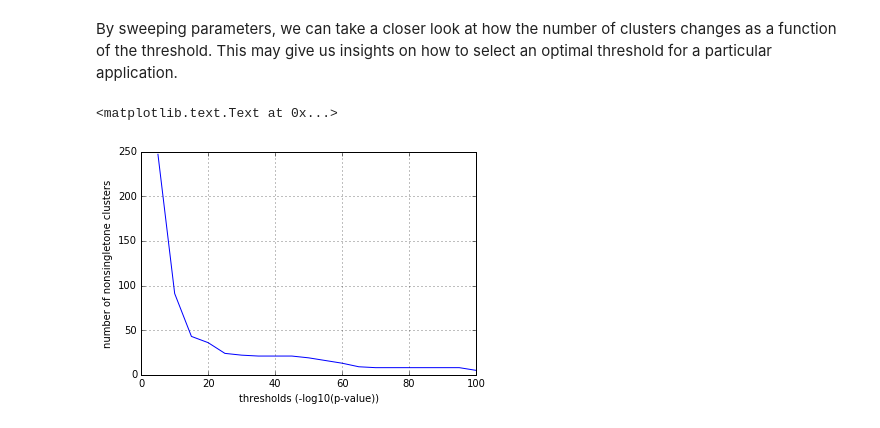
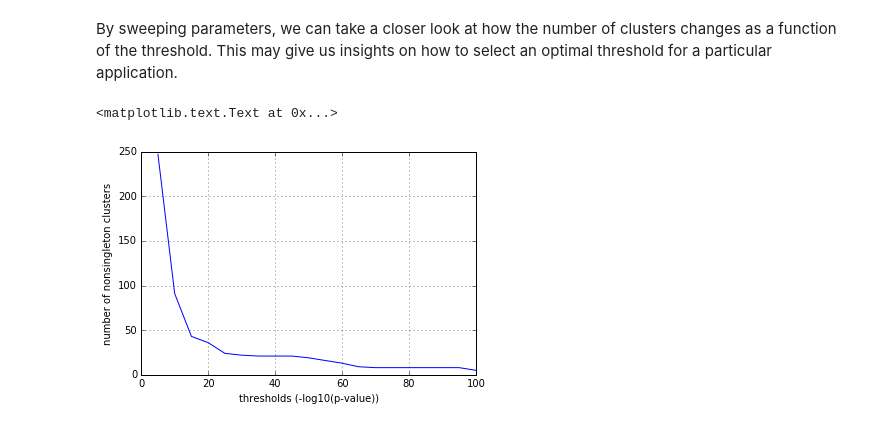
Before and after one commit to jessemzhang/dendrosplit, a Jupyter notebook: dendrosplit_tutorial.ipynb, the cells around one changed output. Cells and saved outputs as stored; diff of their text form; code cells hidden in the pictures.

Commit message:
fixed typo in last plot

```diff
--- a/dendrosplit_tutorial.ipynb
+++ b/dendrosplit_tutorial.ipynb
@@ -66,29 +66,29 @@ This tutorial uses the dataset from Zeisel et al. which can be found [here](http
 datadir = 'data/'
 dataset = 'Zeisel'
 
-# Preparing data from Zeisel et al.
-X = pd.read_table('%sZeisel/expression_mRNA_17-Aug-2014.txt'%(datadir),dtype=str,delimiter='\t')
-X.columns = X.iloc[6]
-X = X.drop(range(10))
-X.index = X['(none)']
-X = X.drop(X.columns[:2], axis=1).astype(float)
-X.columns.name = 'cell_id'
-X.index.name = 'gene_id'
+# # Preparing data from Zeisel et al.
+# X = pd.read_table('%sZeisel/expression_mRNA_17-Aug-2014.txt'%(datadir),dtype=str,delimiter='\t')
+# X.columns = X.iloc[6]
+# X = X.drop(range(10))
+# X.index = X['(none)']
+# X = X.drop(X.columns[:2], axis=1).astype(float)
+# X.columns.name = 'cell_id'
+# X.index.name = 'gene_id'
 
-# Save expression matrix
-def save_mat_h5f(X,flname):
-    h5f = h5py.File(flname, 'w')
-    h5f.create_dataset('dataset_1', data=X)
-    h5f.close()
+# # Save expression matrix
+# def save_mat_h5f(X,flname):
+#     h5f = h5py.File(flname, 'w')
+#     h5f.create_dataset('dataset_1', data=X)
+#     h5f.close()
 
-save_mat_h5f(X.values.T,'%s%s/%s_expr.h5'%(datadir,dataset,dataset))
+# save_mat_h5f(X.values.T,'%s%s/%s_expr.h5'%(datadir,dataset,dataset))
 
-# Save genes
-np.savetxt('%s%s/%s_features.txt'%(datadir,dataset,dataset),X.index,fmt='%s')
+# # Save genes
+# np.savetxt('%s%s/%s_features.txt'%(datadir,dataset,dataset),X.index,fmt='%s')
 
-# Generate low-dimensional embedding
-Xtsne = bh_sne(X.values.T)
-np.savetxt('%s%s/%s_reducedim_coor.txt'%(datadir,dataset,dataset),Xtsne)
+# # Generate low-dimensional embedding
+# Xtsne = bh_sne(X.values.T)
+# np.savetxt('%s%s/%s_reducedim_coor.txt'%(datadir,dataset,dataset),Xtsne)
 # %% [markdown]
 ## Running the pipeline <a id='pipe'></a>
 # %% [markdown]
@@ -354,8 +355,8 @@ By sweeping parameters, we can take a closer look at how the number of clusters
 # %%
 plt.plot(thresholds,nums_nonsingleton_clusters)
 plt.grid()
 plt.xlabel('thresholds (-log10(p-value))')
-plt.ylabel('number of nonsingletone clusters')
+plt.ylabel('number of nonsingleton clusters')
 # %% [output]
 <matplotlib.text.Text at 0x...>
-[figure, old version]
+[figure, new version]
```
Also changed, not shown: parts of 2 cells of this notebook.
